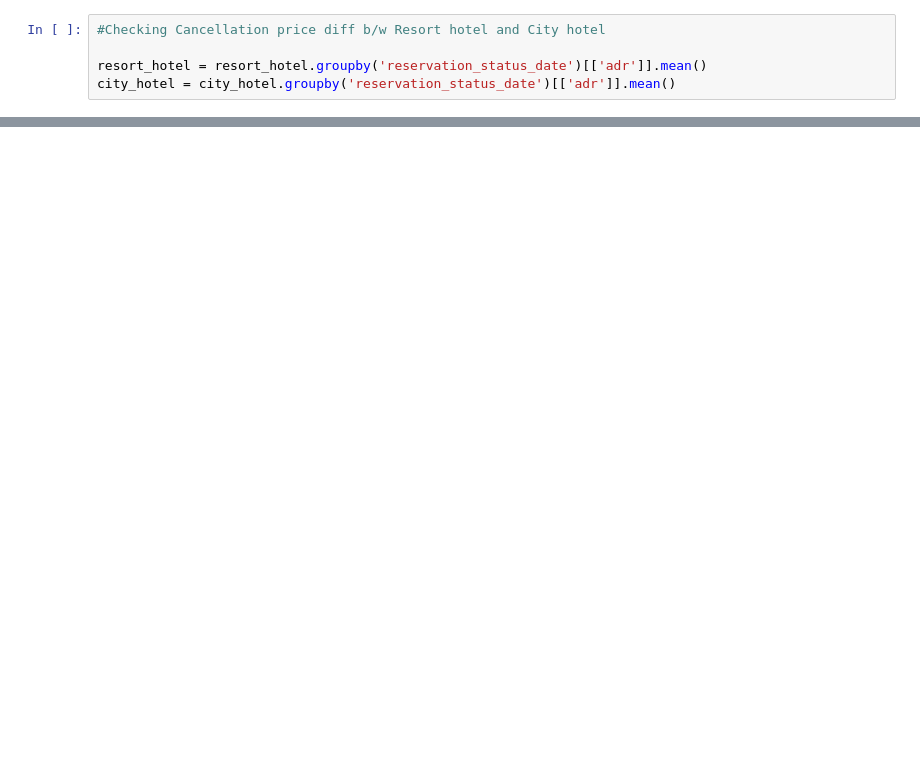
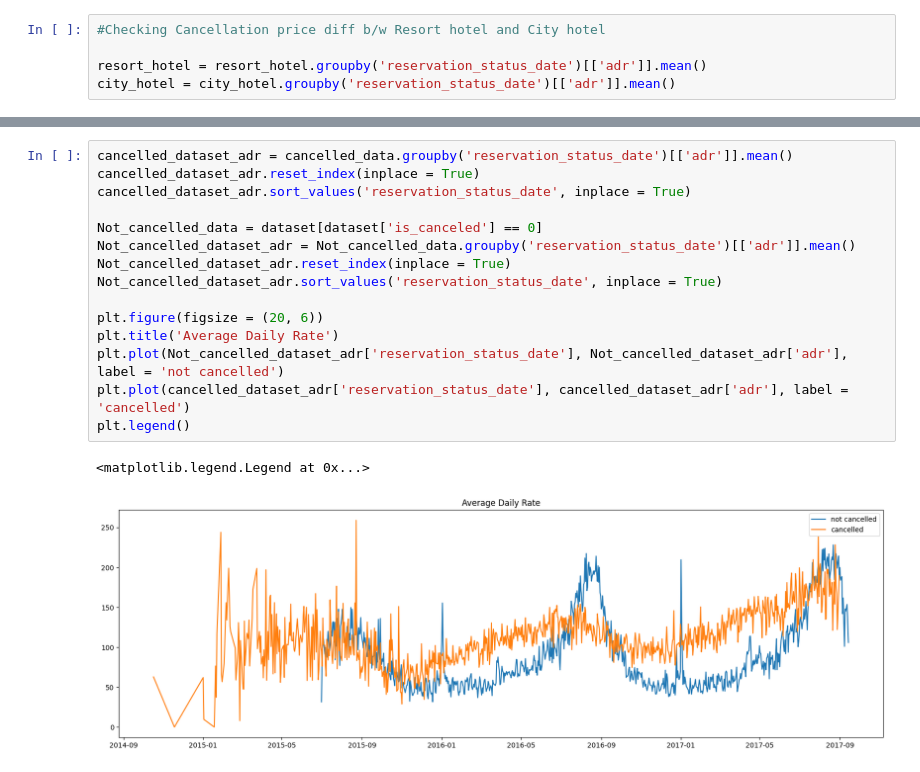
Before and after one commit to AbhishekSaini1101/Colab, a Jupyter notebook: Hotel_cancellation_project.ipynb, the cells around one changed output, grey strips where cells are left out. Drawn from its saved outputs; the diff is of its cells as text; blank space fills up the shorter version.

```diff
--- a/Hotel_cancellation_project.ipynb
+++ b/Hotel_cancellation_project.ipynb
@@ -271,0 +314,18 @@ plt.show
+# %%
+cancelled_dataset_adr = cancelled_data.groupby('reservation_status_date')[['adr']].mean()
+cancelled_dataset_adr.reset_index(inplace = True)
+cancelled_dataset_adr.sort_values('reservation_status_date', inplace = True)
+
+Not_cancelled_data = dataset[dataset['is_canceled'] == 0]
+Not_cancelled_dataset_adr = Not_cancelled_data.groupby('reservation_status_date')[['adr']].mean()
+Not_cancelled_dataset_adr.reset_index(inplace = True)
+Not_cancelled_dataset_adr.sort_values('reservation_status_date', inplace = True)
+
+plt.figure(figsize = (20, 6))
+plt.title('Average Daily Rate')
+plt.plot(Not_cancelled_dataset_adr['reservation_status_date'], Not_cancelled_dataset_adr['adr'], label = 'not cancelled')
+plt.plot(cancelled_dataset_adr['reservation_status_date'], cancelled_dataset_adr['adr'], label = 'cancelled')
+plt.legend()
+# %% [output]
+<matplotlib.legend.Legend at 0x...>
+[figure, added]
```
Also changed, not shown: parts of 18 cells of this notebook.
